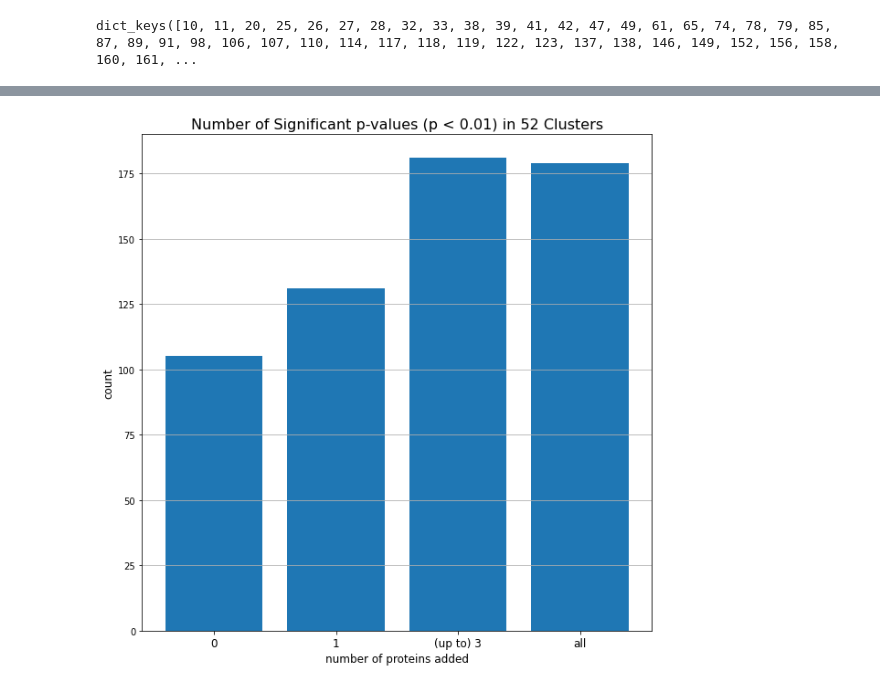
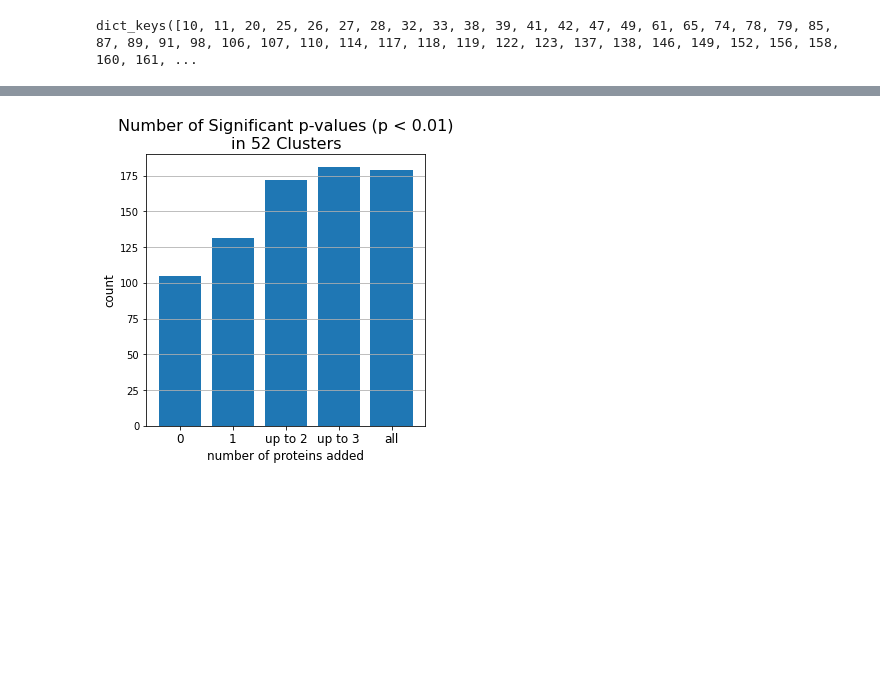
Before and after one commit to chrlatte/ClusteringWithDSD, a Jupyter notebook: src/recipe/recipe_notebook.ipynb, the cells around one changed output, grey strips where cells are left out. Drawn from its saved outputs; the diff is of its cells as text; code cells hidden in the pictures; blank space fills up the shorter version.

```diff
--- a/src/recipe/recipe_notebook.ipynb
+++ b/src/recipe/recipe_notebook.ipynb
@@ -45,5 +45,5 @@ matrix, clusters, degreelist = initialize_matrix_clusters_degreelist("../data/ne
 # %%
-genomic_background_filepath = '../data/testing_data/protein_list.txt'
+genomic_background_filepath = '../../data/testing_data/protein_list.txt'
 all_go_terms = vocabs.getTerms(['GO'])
 term_mapping_filepath = 'term_mapping.txt'
-create_term_mapping_list('../data/go-results/dream_3_go_results.tsv', term_mapping_filepath)
+create_term_mapping_list('../../data/go-results/dream_3_go_results.tsv', term_mapping_filepath)
@@ -86,6 +88,22 @@ print_querylist_of_clusters_to_file(clusters, one_qualifying_protein.keys(), upd
 updated_fe_one_protein = get_initialized_fe(genomic_background_filepath, term_mapping_filepath, termlist = all_go_terms)
 updated_fe_one_protein.importFiles({'query': updated_clusters_querylist_one_protein })
 updated_fe_one_protein.run(cluster=False)
+# %%
+# add only (up to) 2 proteins
+two_qualifying_proteins = dict()
+for key in qualifying_proteins:
+    two_qualifying_proteins[key] = qualifying_proteins[key][0:2]
+
+updated_clusters_querylist_two_proteins = 'new_querylist_two_proteins.txt'
+print_querylist_of_clusters_to_file(clusters, two_qualifying_proteins.keys(), updated_clusters_querylist_two_proteins, two_qualifying_proteins)
+
+# run functional enrichment for 3 proteins added
+updated_fe_two_proteins = get_initialized_fe(genomic_background_filepath,
+
+term_mapping_filepath, termlist = all_go_terms)
+updated_fe_two_proteins.importFiles({'query': updated_clusters_querylist_two_proteins })
+
+updated_fe_two_proteins.run(cluster=False)
 # %%
 # add only (up to) 3 proteins
 three_qualifying_proteins = dict()
@@ -168,23 +210,24 @@ plt.show()
 # %%
+# create p-val graph
 fig, ax = plt.subplots()
 
-x_values = ["0", "1", "(up to) 3", "all"]
-counts = [original_fe.enrichment['Fishers_pvalue'].count(), updated_fe_one_protein.enrichment['Fishers_pvalue'].count(), updated_fe_three_proteins.enrichment['Fishers_pvalue'].count(), updated_fe_all_proteins.enrichment['Fishers_pvalue'].count()]
+x_values = ["0", "1", "up to 2", "up to 3", "all"]
+counts = [original_fe.enrichment['Fishers_pvalue'].count(), updated_fe_one_protein.enrichment['Fishers_pvalue'].count(), updated_fe_two_proteins.enrichment['Fishers_pvalue'].count(), updated_fe_three_proteins.enrichment['Fishers_pvalue'].count(), updated_fe_all_proteins.enrichment['Fishers_pvalue'].count()]
 
 ax.bar(x_values, counts)
 
-ax.set_xticklabels(x_values, ha='center', fontsize=12)
+ax.set_xticklabels(x_values, fontsize=12)
 
-ax.set_title(f"Number of Significant p-values (p < 0.01) in {len(qualifying_proteins.keys())} Clusters", fontsize=16)
+ax.set_title(f"Number of Significant p-values (p < 0.01)\nin {len(qualifying_proteins.keys())} Clusters", fontsize=16)
 
 # TODO: do i want to say number of significant p-values, or do i want to say number of Go-Terms / labels etc
 
 ax.set_ylabel('count', fontsize=12)
 ax.set_xlabel('number of proteins added', fontsize=12)
 
 ax.grid(axis='y')
 
-fig.set_size_inches(10,10)
+fig.set_size_inches(5,5)
 plt.show()
 # %% [output]
-[figure, old version]
+[figure, new version]
```
Also changed, not shown: parts of 7 cells of this notebook.
